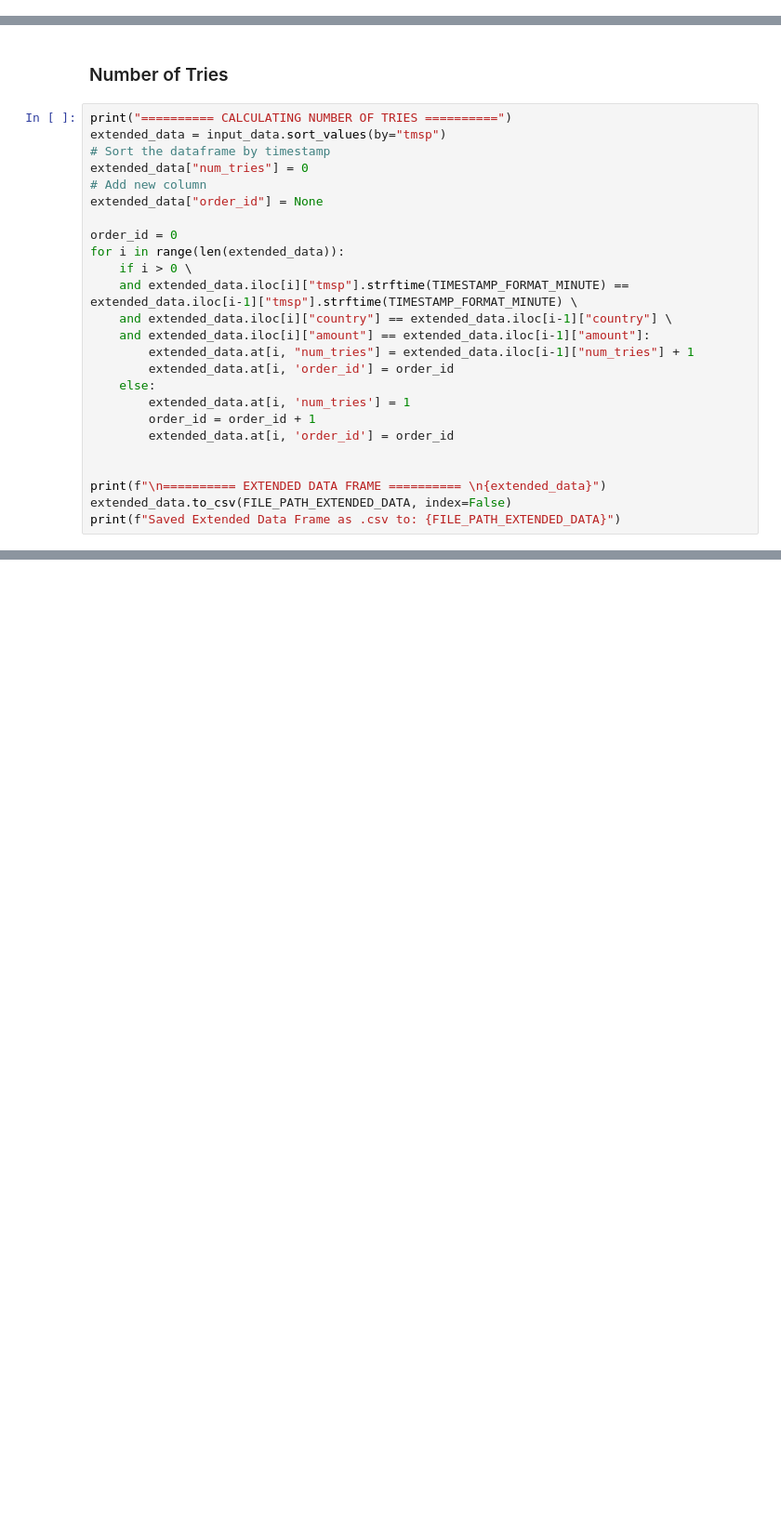
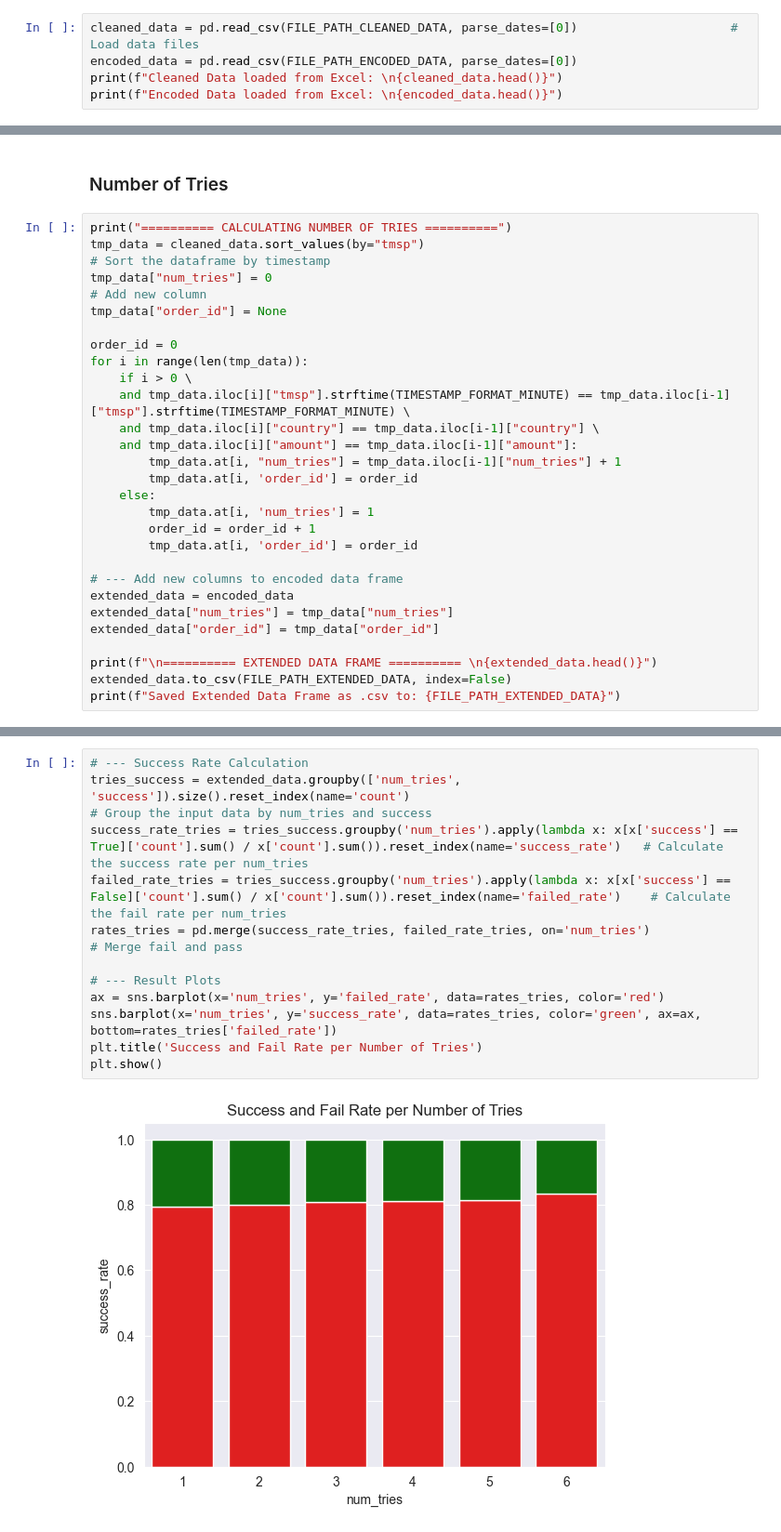
Before and after one commit to fxwest/DLMDWME01_Fallstudie, a Jupyter notebook: notebooks/02-wef-feature-engineering.ipynb, the cells around one changed output, grey strips where cells are left out. Shown at 93% size. Drawn from its saved outputs; the diff is of its cells as text; blank space fills up the shorter version.

```diff
--- a/notebooks/02-wef-feature-engineering.ipynb
+++ b/notebooks/02-wef-feature-engineering.ipynb
@@ -39,0 +21,5 @@ print(input_data)
+# %%
+cleaned_data = pd.read_csv(FILE_PATH_CLEANED_DATA, parse_dates=[0])                     # Load data files
+encoded_data = pd.read_csv(FILE_PATH_ENCODED_DATA, parse_dates=[0])
+print(f"Cleaned Data loaded from Excel: \n{cleaned_data.head()}")
+print(f"Encoded Data loaded from Excel: \n{encoded_data.head()}")
@@ -41,25 +45,29 @@ print(input_data)
 ### Number of Tries
 # %%
 print("========== CALCULATING NUMBER OF TRIES ==========")
-extended_data = input_data.sort_values(by="tmsp")                                               # Sort the dataframe by timestamp
-extended_data["num_tries"] = 0                                                                  # Add new column
-extended_data["order_id"] = None
+tmp_data = cleaned_data.sort_values(by="tmsp")                                               # Sort the dataframe by timestamp
+tmp_data["num_tries"] = 0                                                                  # Add new column
+tmp_data["order_id"] = None
 
 order_id = 0
-for i in range(len(extended_data)):
+for i in range(len(tmp_data)):
     if i > 0 \
-    and extended_data.iloc[i]["tmsp"].strftime(TIMESTAMP_FORMAT_MINUTE) == extended_data.iloc[i-1]["tmsp"].strftime(TIMESTAMP_FORMAT_MINUTE) \
-    and extended_data.iloc[i]["country"] == extended_data.iloc[i-1]["country"] \
-    and extended_data.iloc[i]["amount"] == extended_data.iloc[i-1]["amount"]:
-        extended_data.at[i, "num_tries"] = extended_data.iloc[i-1]["num_tries"] + 1
-        extended_data.at[i, 'order_id'] = order_id
+    and tmp_data.iloc[i]["tmsp"].strftime(TIMESTAMP_FORMAT_MINUTE) == tmp_data.iloc[i-1]["tmsp"].strftime(TIMESTAMP_FORMAT_MINUTE) \
+    and tmp_data.iloc[i]["country"] == tmp_data.iloc[i-1]["country"] \
+    and tmp_data.iloc[i]["amount"] == tmp_data.iloc[i-1]["amount"]:
+        tmp_data.at[i, "num_tries"] = tmp_data.iloc[i-1]["num_tries"] + 1
+        tmp_data.at[i, 'order_id'] = order_id
     else:
-        extended_data.at[i, 'num_tries'] = 1
+        tmp_data.at[i, 'num_tries'] = 1
         order_id = order_id + 1
-        extended_data.at[i, 'order_id'] = order_id
+        tmp_data.at[i, 'order_id'] = order_id
 
+# --- Add new columns to encoded data frame
+extended_data = encoded_data
+extended_data["num_tries"] = tmp_data["num_tries"]
+extended_data["order_id"] = tmp_data["order_id"]
 
-print(f"\n========== EXTENDED DATA FRAME ========== \n{extended_data}")
+print(f"\n========== EXTENDED DATA FRAME ========== \n{extended_data.head()}")
 extended_data.to_csv(FILE_PATH_EXTENDED_DATA, index=False)
 print(f"Saved Extended Data Frame as .csv to: {FILE_PATH_EXTENDED_DATA}")
 # %% [output]
@@ -82,0 +93,14 @@ Saved Extended Data Frame as .csv to: ../data/processed/Extended_Input_Data.csv
+# %%
+# --- Success Rate Calculation
+tries_success = extended_data.groupby(['num_tries', 'success']).size().reset_index(name='count')                                                                           # Group the input data by num_tries and success
+success_rate_tries = tries_success.groupby('num_tries').apply(lambda x: x[x['success'] == True]['count'].sum() / x['count'].sum()).reset_index(name='success_rate')   # Calculate the success rate per num_tries
+failed_rate_tries = tries_success.groupby('num_tries').apply(lambda x: x[x['success'] == False]['count'].sum() / x['count'].sum()).reset_index(name='failed_rate')    # Calculate the fail rate per num_tries
+rates_tries = pd.merge(success_rate_tries, failed_rate_tries, on='num_tries')                                                                                       # Merge fail and pass
+
+# --- Result Plots
+ax = sns.barplot(x='num_tries', y='failed_rate', data=rates_tries, color='red')
+sns.barplot(x='num_tries', y='success_rate', data=rates_tries, color='green', ax=ax, bottom=rates_tries['failed_rate'])
+plt.title('Success and Fail Rate per Number of Tries')
+plt.show()
+# %% [output]
+[figure, added]
```
Also changed, not shown: parts of 7 cells of this notebook, 5 other files.
